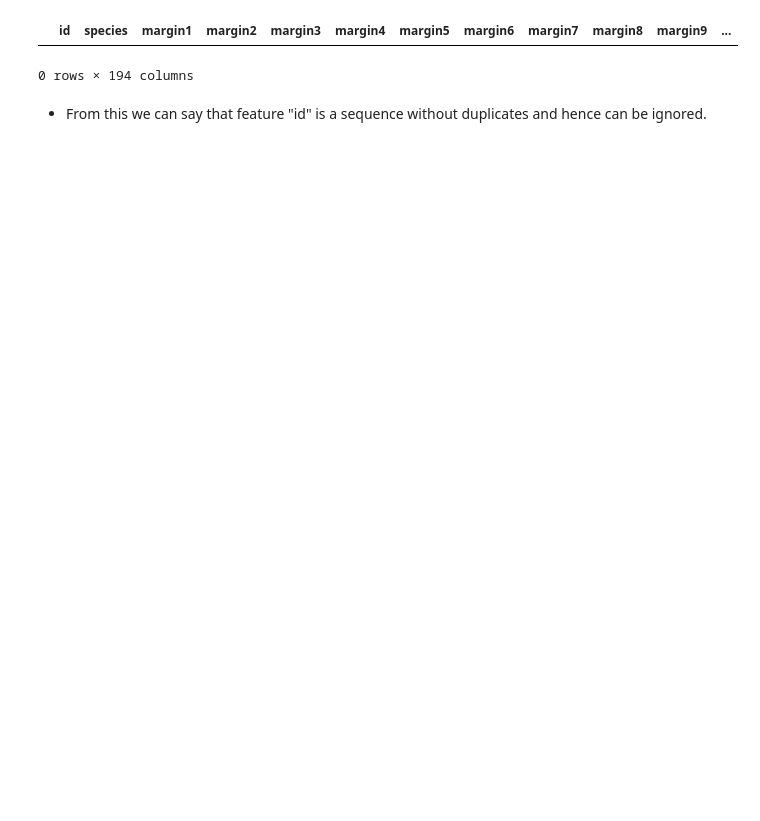
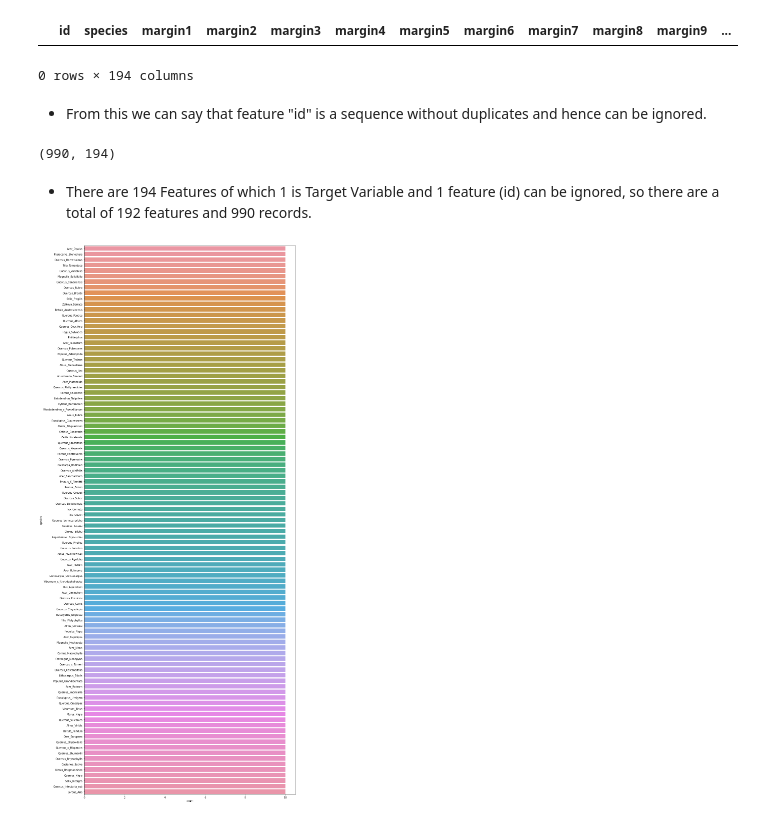
Before and after one commit to santhoshbvsrk/MLProjects, a Jupyter notebook: LeafClassification/LeafClassification.ipynb, the cells around one changed output. Drawn from its saved outputs; the diff is of its cells as text; code cells hidden in the pictures; blank space fills up the shorter version.

```diff
--- a/LeafClassification/LeafClassification.ipynb
+++ b/LeafClassification/LeafClassification.ipynb
@@ -49,3 +49,18 @@ leaf_df[leaf_df.duplicated(subset='id')]
 0 rows × 194 columns
 # %% [markdown]
 * From this we can say that feature "id" is a sequence without duplicates and hence can be ignored.
+# %%
+leaf_df.shape
+# %% [output]
+(990, 194)
+# %% [markdown]
+* There are 194 Features of which 1 is Target Variable and 1 feature (id) can be ignored, so there are a total of 192 features and 990 records.
+# %%
+import seaborn as sns
+import matplotlib.pyplot as plt
+
+plt.figure(figsize=(15,40))
+sns.countplot(y='species',data=leaf_df)
+plt.show()
+# %% [output]
+[figure, added]
```
Also changed, not shown: parts of 6 cells of this notebook.
